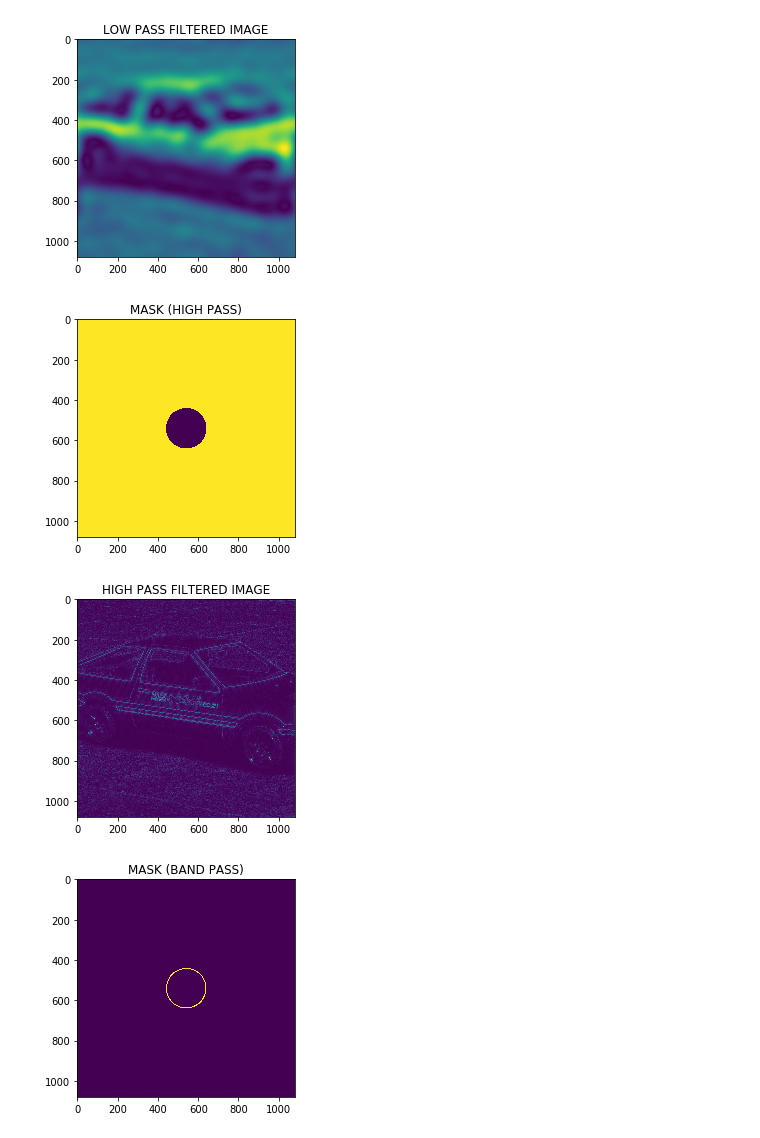
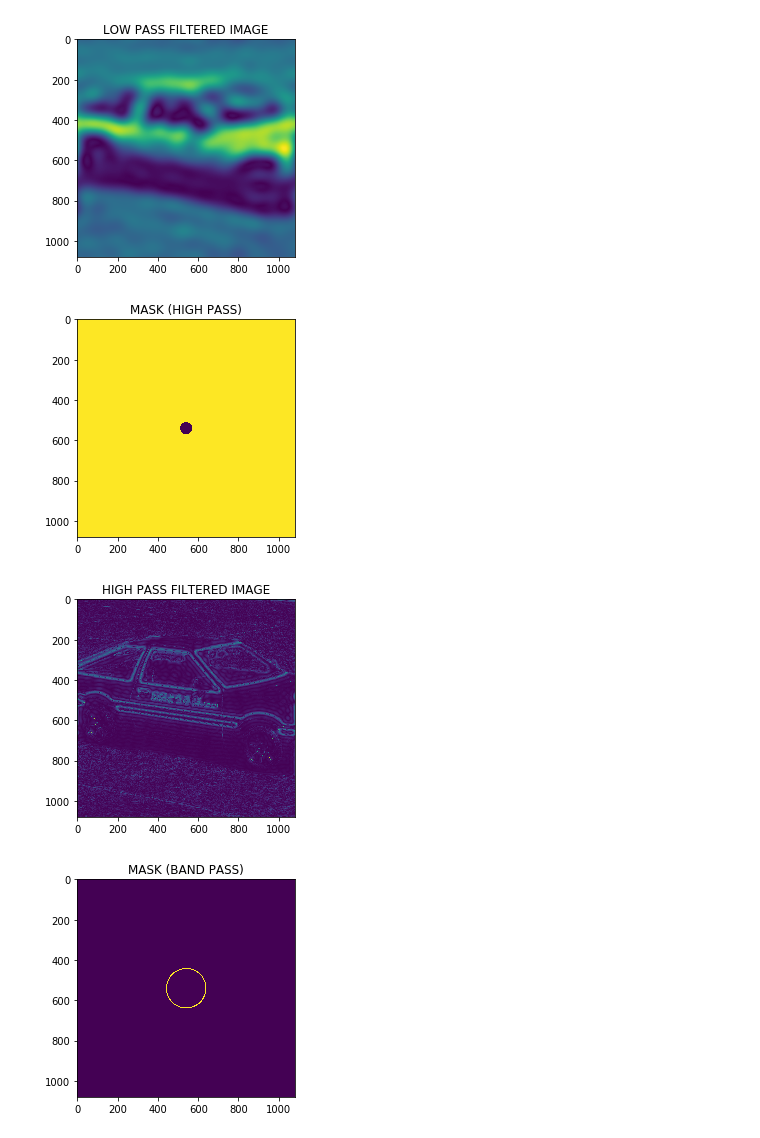
Before and after one commit to ikkyusan193/ssm, a Jupyter notebook: Homework/Homework 3.4.ipynb, the cells around one changed output. Cells and saved outputs as stored; diff of their text form; code cells hidden in the pictures.

```diff
--- a/Homework/Homework 3.4.ipynb
+++ b/Homework/Homework 3.4.ipynb
@@ -116,32 +111,32 @@ py.show()
 [figure]
 # %%
 # HIGH PASS FILTER
-R = 100
+R = 30
 M = X**2 + Y**2 > R**2
 
 DD1 = fftpack.fft2(M)/n
 DD2 = fftpack.fftshift(DD1)
 D3 = fftpack.fft2(DD1)/n
 
 
 abs_image = np.abs(D3)
 py.imshow(abs_image)
 py.title("MASK (HIGH PASS)")
 py.show()
 
 
 f_filtered_shifted = np.fft.fftshift(D2*M)
 inv_img = np.fft.ifft2(f_filtered_shifted) # inverse F.T.
 filtered_img = np.abs(inv_img)
 filtered_img -= filtered_img.min()
 filtered_img = filtered_img*255 / filtered_img.max()
 filtered_img = filtered_img.astype(np.uint8)
 py.imshow(filtered_img)
 py.title("HIGH PASS FILTERED IMAGE")
 py.show()
 # %% [output]
-[figure, old version]
+[figure, new version]
-[figure, old version]
+[figure, new version]
 # %%
 # BAND FILTER
 R = 100
```
Also changed, not shown: parts of 2 cells of this notebook, 6 other files.
